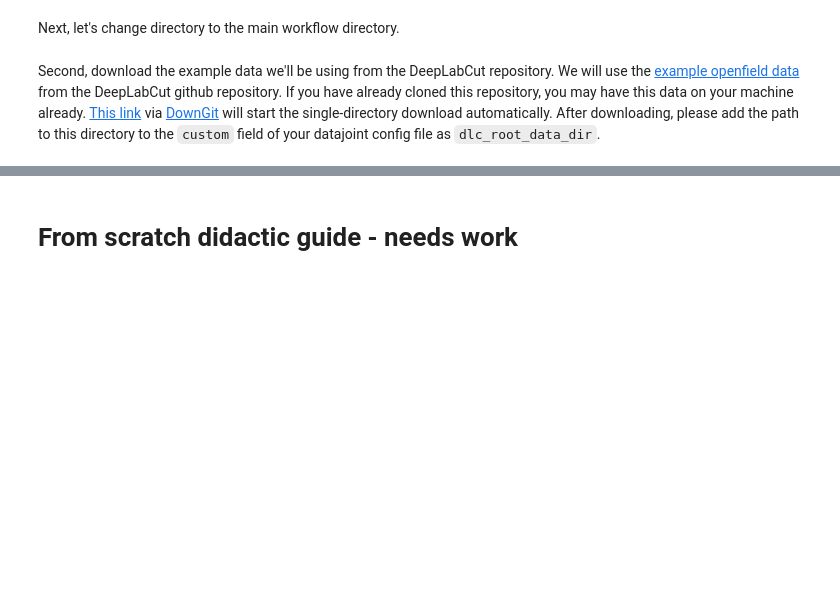
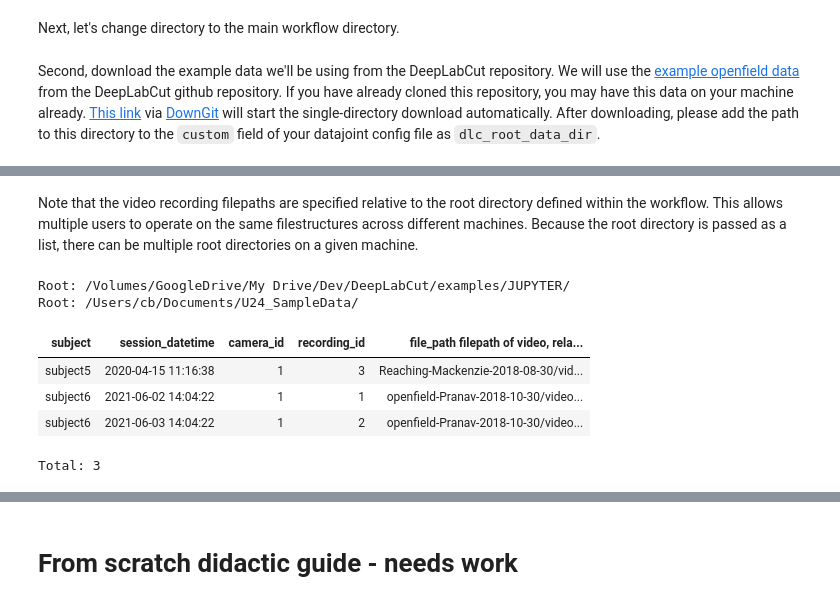
Before and after one commit to datajoint/element-deeplabcut, a Jupyter notebook: notebooks/1_Explore_Workflow.ipynb, the cells around one changed output, grey strips where cells are left out. Cells and saved outputs as stored; diff of their text form; code cells hidden in the pictures; blank space fills up the shorter version.

```diff
--- a/notebooks/1_Explore_Workflow.ipynb
+++ b/notebooks/1_Explore_Workflow.ipynb
@@ -77,0 +98,18 @@ Connecting cbroz@tutorial-db.datajoint.io:3306
+# %% [markdown]
+Note that the video recording filepaths are specified relative to the root directory
+defined within the workflow. This allows multiple users to operate on the same
+filestructures across different machines. Because the root directory is passed as a
+list, there can be multiple root directories on a given machine.
+# %%
+from workflow_deeplabcut.paths import get_dlc_root_data_dir
+for d in get_dlc_root_data_dir():
+    print(f'Root: {d}')
+dlc.VideoRecording.File()
+# %% [output]
+Root: /Volumes/GoogleDrive/My Drive/Dev/DeepLabCut/examples/JUPYTER/
+Root: /Users/cb/Documents/U24_SampleData/
+| subject | session_datetime | camera_id | recording_id | file_path filepath of video, rela... |
+| subject5 | 2020-04-15 11:16:38 | 1 | 3 | Reaching-Mackenzie-2018-08-30/vid... |
+| subject6 | 2021-06-02 14:04:22 | 1 | 1 | openfield-Pranav-2018-10-30/video... |
+| subject6 | 2021-06-03 14:04:22 | 1 | 2 | openfield-Pranav-2018-10-30/video... |
+Total: 3
```
Also changed, not shown: parts of 53 cells of this notebook, 8 other files.
